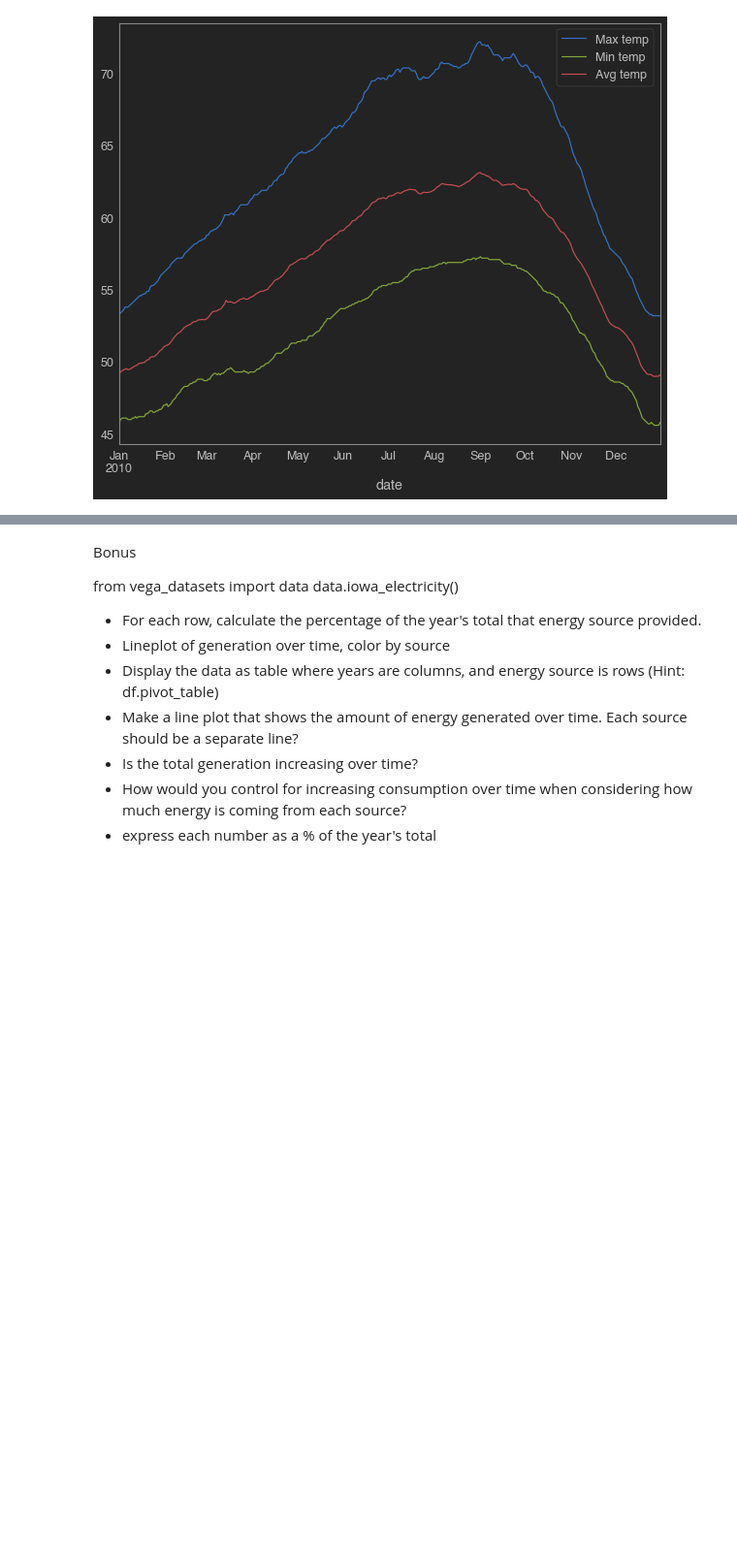
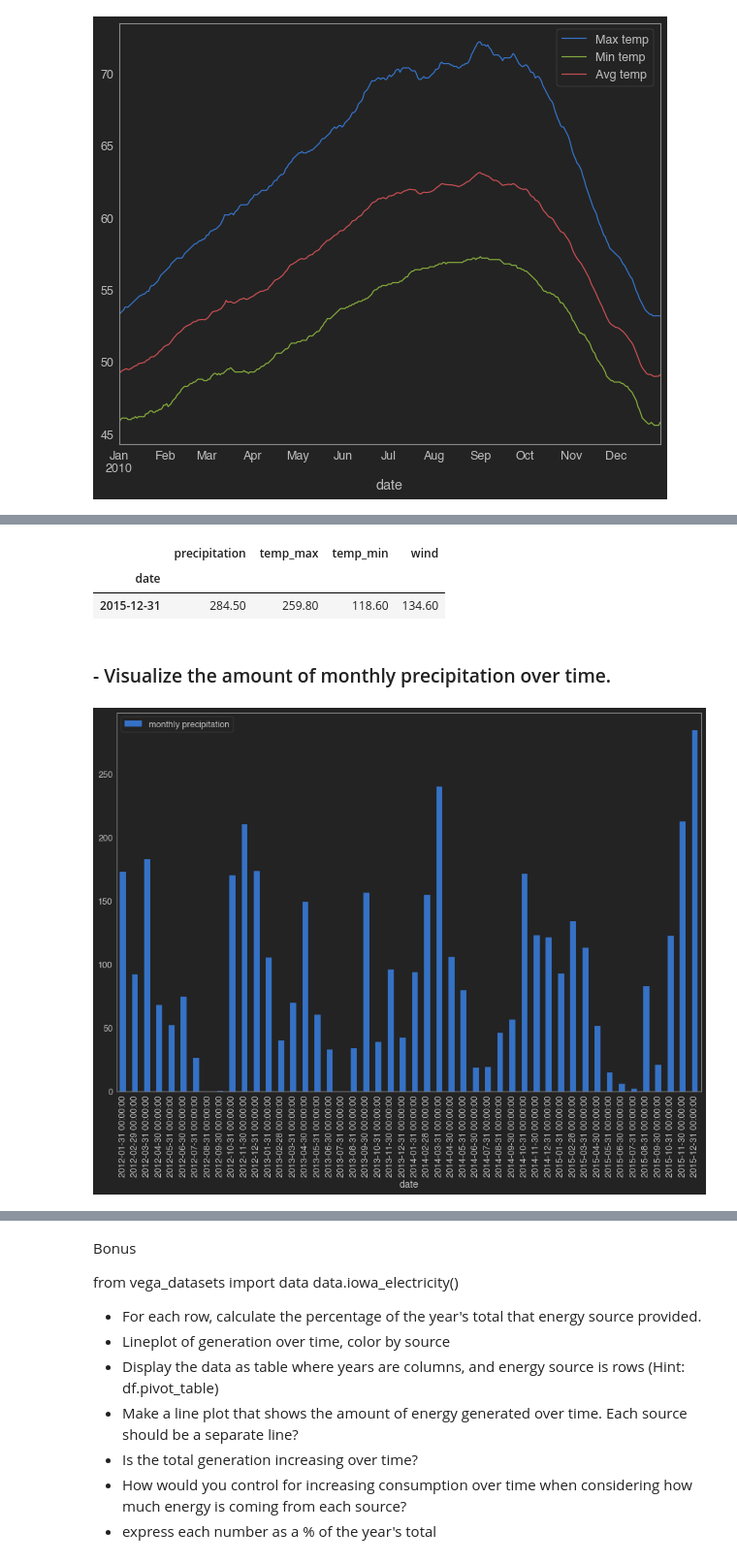
Before and after one commit to Ken-Alviola/time-series-exercises, a Jupyter notebook: datetime_exercises.ipynb, the cells around one changed output, grey strips where cells are left out. Shown at 97% size. Drawn from its saved outputs; the diff is of its cells as text; code cells hidden in the pictures; blank space fills up the shorter version.

```diff
--- a/datetime_exercises.ipynb
+++ b/datetime_exercises.ipynb
@@ -247,0 +246,3 @@ data.flights_20k()
+# %%
+seattle = seattle.set_index('date')
+seattle
@@ -247,0 +264,3 @@ data.flights_20k()
+# %%
+seattle_monthly_sum = seattle.resample('M').sum()
+seattle_monthly_sum.describe()
@@ -247,0 +277,15 @@ data.flights_20k()
+# %%
+#Dec 2015
+seattle_monthly_sum[seattle_monthly_sum.precipitation == seattle_monthly_sum.precipitation.max()]
+# %% [output]
+|  | precipitation | temp_max | temp_min | wind |
+| date |  |  |  |  |
+| 2015-12-31 | 284.50 | 259.80 | 118.60 | 134.60 |
+# %% [markdown]
+### - Visualize the amount of monthly precipitation over time.
+# %%
+plt.figure(figsize=(15,10))
+seattle_monthly_sum.precipitation.plot.bar(label = 'monthly precipitation')
+plt.legend();
+# %% [output]
+[figure, added]
```
Also changed, not shown: parts of 42 cells of this notebook.
